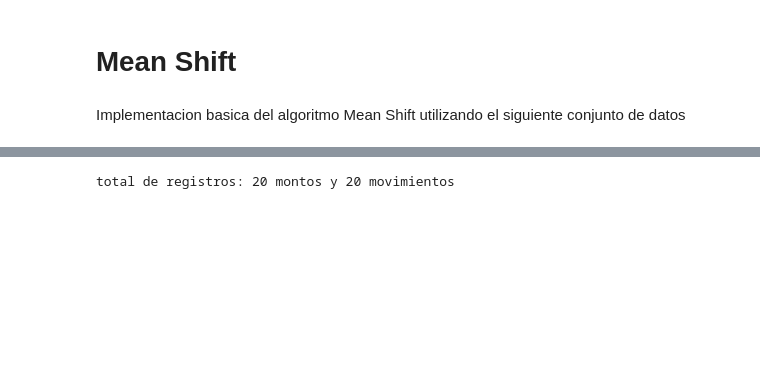
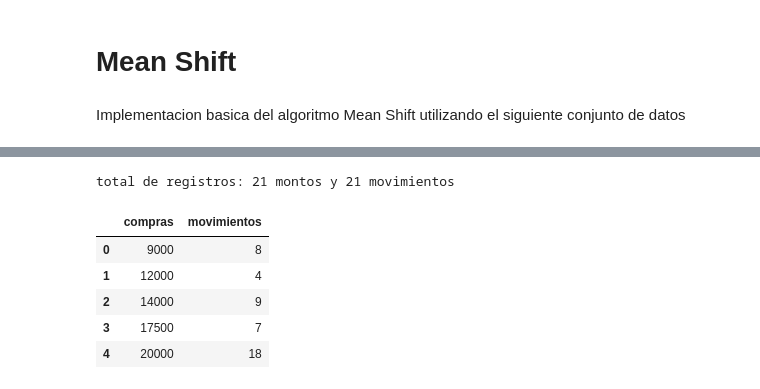
Before and after one commit to mikesaurio/MachineLearning, a Jupyter notebook: no_supervisado/means_shift/meansShiftBase.ipynb, the cells around one changed output, grey strips where cells are left out. Cells and saved outputs as stored; diff of their text form; code cells hidden in the pictures; blank space fills up the shorter version.

```diff
--- a/no_supervisado/means_shift/meansShiftBase.ipynb
+++ b/no_supervisado/means_shift/meansShiftBase.ipynb
@@ -9,17 +10,22 @@ ValueError: numpy.dtype size changed, may indicate binary incompatibility. Expec
 # %%
-compras = [
-    8000, 10000, 13000, 17000, 20000,
-    22000, 23000, 25000, 27000, 28000,
-    30500, 33500, 37000, 38000, 39500,
-    42000, 44000, 48000, 53000, 54000
-]
+compras = (
+    9000, 12000, 14000, 17500, 20000, 22500, 24500, 25500, 27000, 28500,
+    30500, 33000, 36500, 37500, 40500, 43500, 45500, 48000, 50000, 52000, 54000
+)
 
-movimientos = [
-    8, 4, 10, 7, 18,
-    9, 23, 5, 19, 25,
-    22, 19, 24, 13, 8,
-    12, 5, 9, 9, 13
-]
+movimientos = (
+    8, 4, 9, 7, 18, 9, 4, 23, 18, 26, 19, 24, 13, 9, 12, 6, 9, 10, 9, 13, 14
+)
 print(f"total de registros: {len(compras)} montos y {len(movimientos)} movimientos")
 # %% [output]
-total de registros: 20 montos y 20 movimientos
+total de registros: 21 montos y 21 movimientos
+# %%
+clientes = pd.DataFrame({"compras": compras, "movimientos": movimientos})
+clientes.head()
+# %% [output]
+|  | compras | movimientos |
+| 0 | 9000 | 8 |
+| 1 | 12000 | 4 |
+| 2 | 14000 | 9 |
+| 3 | 17500 | 7 |
+| 4 | 20000 | 18 |
```
Also changed, not shown: parts of 7 cells of this notebook.
